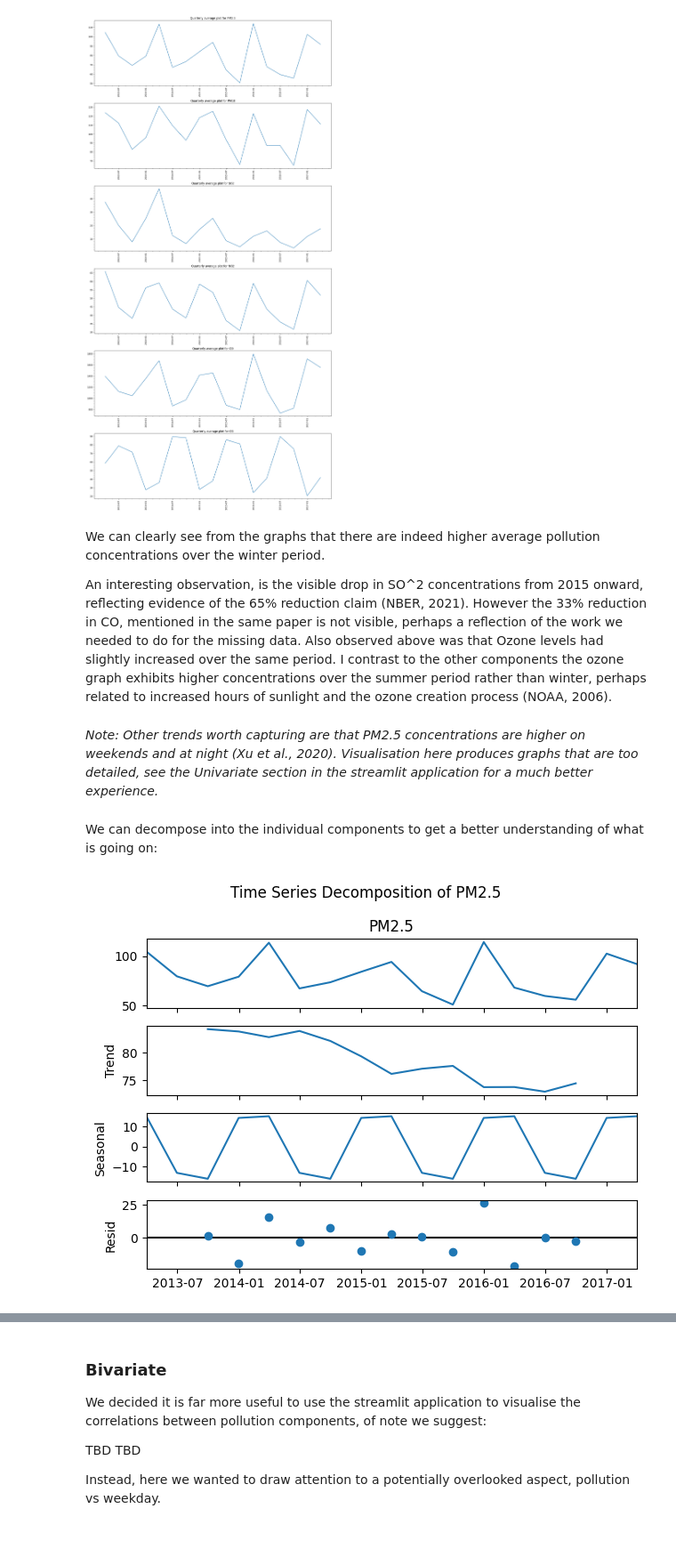
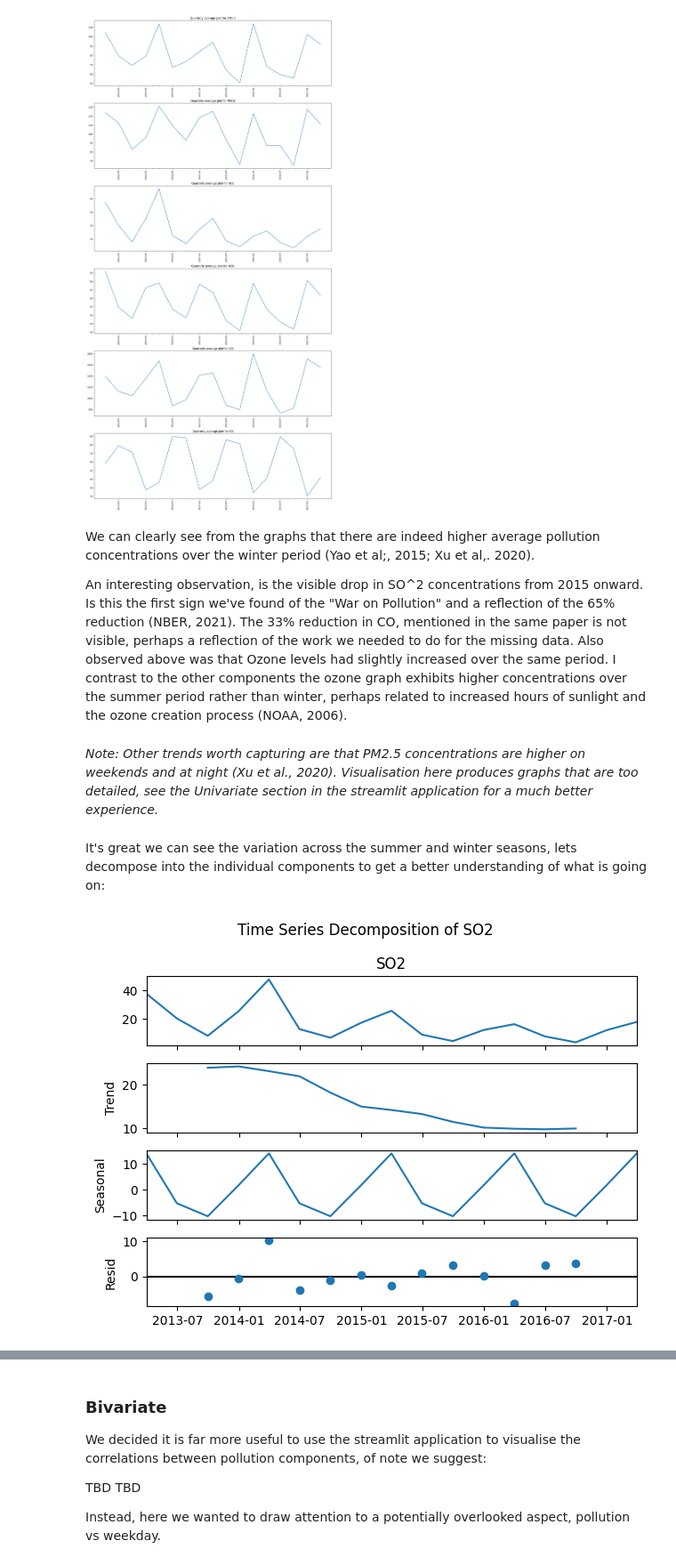
Before and after one commit to almar5855/CMP7005_PRAC1, a Jupyter notebook: st20339453 CMP7005 PRAC1.ipynb, the cells around one changed output, grey strips where cells are left out. Shown at 89% size. Drawn from its saved outputs; the diff is of its cells as text; code cells hidden in the pictures; blank space fills up the shorter version.

```diff
--- a/st20339453 CMP7005 PRAC1.ipynb
+++ b/st20339453 CMP7005 PRAC1.ipynb
@@ -688,13 +688,13 @@ plt.show()
 # %% [output]
 [figure]
 # %% [markdown]
-We can clearly see from the graphs that there are indeed higher average pollution concentrations over the winter period.
+We can clearly see from the graphs that there are indeed higher average pollution concentrations over the winter period (Yao et al;, 2015; Xu et al,. 2020).
 
-An interesting observation, is the visible drop in SO^2 concentrations from 2015 onward, reflecting evidence of the 65% reduction claim (NBER, 2021). However the 33% reduction in CO, mentioned in the same paper is not visible, perhaps a reflection of the work we needed to do for the missing data. Also observed above was that Ozone levels had slightly increased over the same period. I contrast to the other components the ozone graph exhibits higher concentrations over the summer period rather than winter, perhaps related to increased hours of sunlight and the ozone creation process (NOAA, 2006).
+An interesting observation, is the visible drop in SO^2 concentrations from 2015 onward. Is this the first sign we've found of the "War on Pollution" and a reflection of the 65% reduction (NBER, 2021). The 33% reduction in CO, mentioned in the same paper is not visible, perhaps a reflection of the work we needed to do for the missing data. Also observed above was that Ozone levels had slightly increased over the same period. I contrast to the other components the ozone graph exhibits higher concentrations over the summer period rather than winter, perhaps related to increased hours of sunlight and the ozone creation process (NOAA, 2006).
 # %% [markdown]
 _Note: Other trends worth capturing are that PM2.5 concentrations are higher on weekends and at night (Xu et al., 2020). Visualisation here produces graphs that are too detailed, see the Univariate section in the streamlit application for a much better experience._
 # %% [markdown]
-We can decompose into the individual components to get a better understanding of what is going on:
+It's great we can see the variation across the summer and winter seasons, lets decompose into the individual components to get a better understanding of what is going on:
 # %%
 def plot_decomposition(comp):
 
@@ -707,8 +707,8 @@ def plot_decomposition(comp):
     fig.suptitle(f'Time Series Decomposition of {comp}')
     fig.tight_layout()
     plt.show()
-# %%
-plot_decomposition('PM2.5')
-# %% [output]
-[figure, removed]
+# %%
+plot_decomposition('SO2')
+# %% [output]
+[figure, added]
 # %% [markdown]
```
Also changed, not shown: parts of 8 cells of this notebook.
